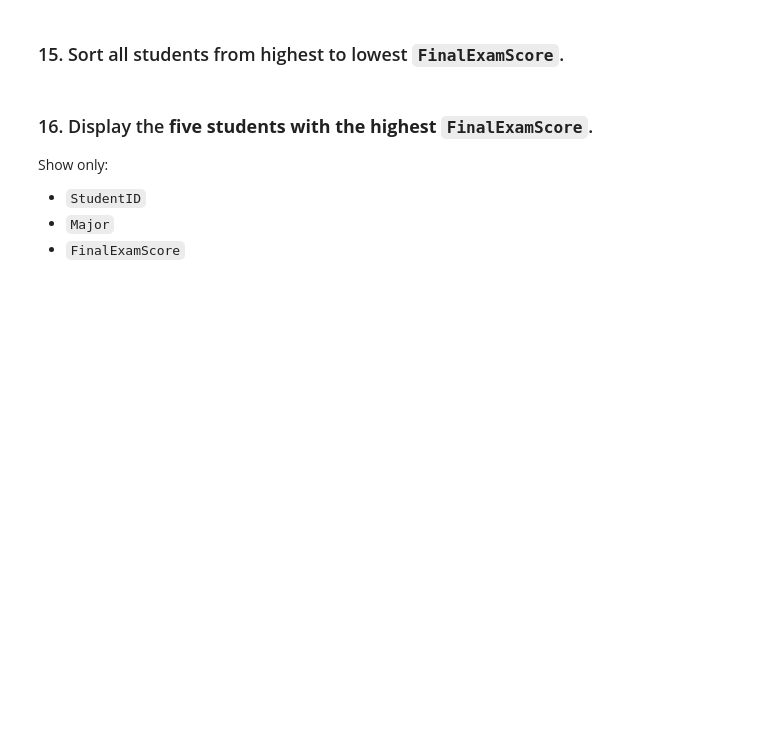
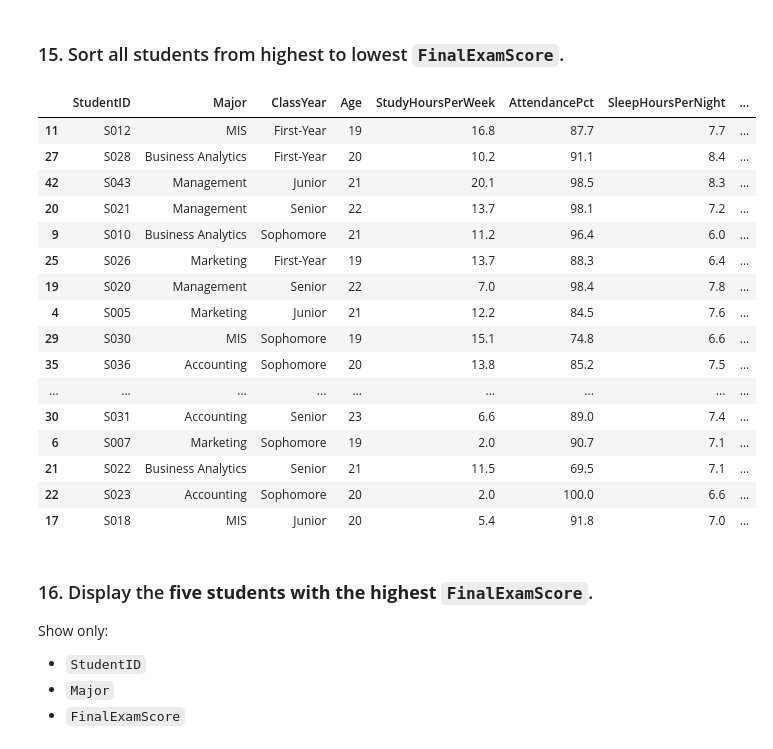
Before and after one commit to benjamin2138-dot/Python-Class, a Jupyter notebook: Python_Foundations_Homework_Google_Colab_(1).ipynb, the cells around one changed output. Cells and saved outputs as stored; diff of their text form; code cells hidden in the pictures; blank space fills up the shorter version.

```diff
--- a/Python_Foundations_Homework_Google_Colab_(1).ipynb
+++ b/Python_Foundations_Homework_Google_Colab_(1).ipynb
@@ -129,3 +277,23 @@ Then answer:
+# %%
+students.sort_values("FinalExamScore", ascending=False)
+# %% [output]
+|  | StudentID | Major | ClassYear | Age | StudyHoursPerWeek | AttendancePct | SleepHoursPerNight | ... |
+| 11 | S012 | MIS | First-Year | 19 | 16.8 | 87.7 | 7.7 | ... |
+| 27 | S028 | Business Analytics | First-Year | 20 | 10.2 | 91.1 | 8.4 | ... |
+| 42 | S043 | Management | Junior | 21 | 20.1 | 98.5 | 8.3 | ... |
+| 20 | S021 | Management | Senior | 22 | 13.7 | 98.1 | 7.2 | ... |
+| 9 | S010 | Business Analytics | Sophomore | 21 | 11.2 | 96.4 | 6.0 | ... |
+| 25 | S026 | Marketing | First-Year | 19 | 13.7 | 88.3 | 6.4 | ... |
+| 19 | S020 | Management | Senior | 22 | 7.0 | 98.4 | 7.8 | ... |
+| 4 | S005 | Marketing | Junior | 21 | 12.2 | 84.5 | 7.6 | ... |
+| 29 | S030 | MIS | Sophomore | 19 | 15.1 | 74.8 | 6.6 | ... |
+| 35 | S036 | Accounting | Sophomore | 20 | 13.8 | 85.2 | 7.5 | ... |
+| ... | ... | ... | ... | ... | ... | ... | ... | ... |
+| 30 | S031 | Accounting | Senior | 23 | 6.6 | 89.0 | 7.4 | ... |
+| 6 | S007 | Marketing | Sophomore | 19 | 2.0 | 90.7 | 7.1 | ... |
+| 21 | S022 | Business Analytics | Senior | 21 | 11.5 | 69.5 | 7.1 | ... |
+| 22 | S023 | Accounting | Sophomore | 20 | 2.0 | 100.0 | 6.6 | ... |
+| 17 | S018 | MIS | Junior | 20 | 5.4 | 91.8 | 7.0 | ... |
 # %% [markdown]
 ### 16. Display the **five students with the highest `FinalExamScore`**.
 
```
Also changed, not shown: parts of 38 cells of this notebook.
